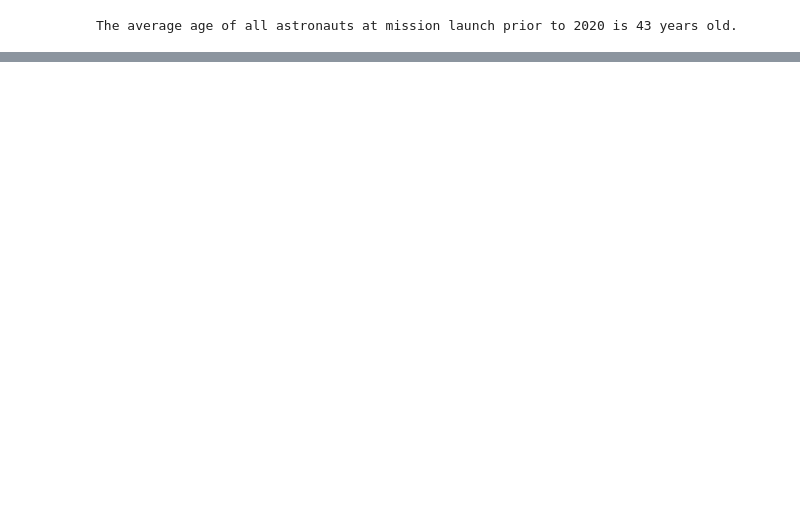
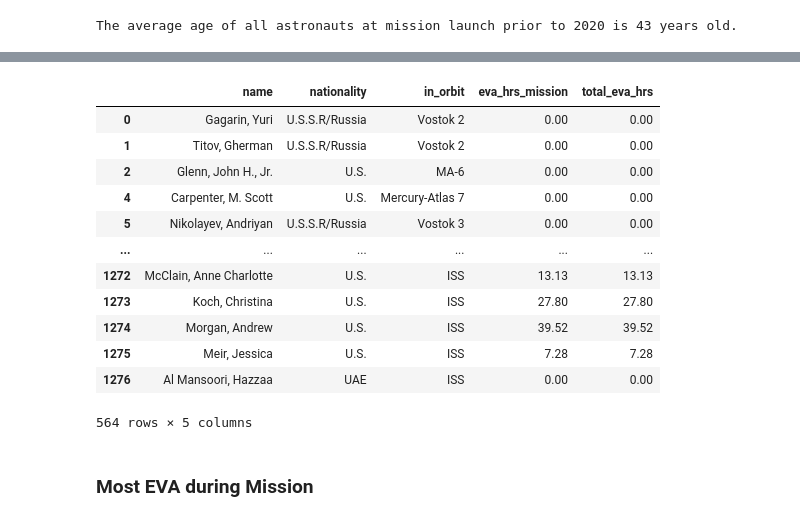
Before and after one commit to itak365/international_astronaut_db, a Jupyter notebook: astronauts_stats.ipynb, the cells around one changed output, grey strips where cells are left out. Drawn from its saved outputs; the diff is of its cells as text; code cells hidden in the pictures; blank space fills up the shorter version.

```diff
--- a/astronauts_stats.ipynb
+++ b/astronauts_stats.ipynb
@@ -222,0 +281,20 @@ wiki.summary(df3_oldest['name'], sentences=4)
+# %%
+df7 = astronaut_raw[['name', 'nationality', 'in_orbit', 'eva_hrs_mission',
+'total_eva_hrs']].drop_duplicates(subset=['name'], keep= 'first')
+df7
+# %% [output]
+|  | name | nationality | in_orbit | eva_hrs_mission | total_eva_hrs |
+| 0 | Gagarin, Yuri | U.S.S.R/Russia | Vostok 2 | 0.00 | 0.00 |
+| 1 | Titov, Gherman | U.S.S.R/Russia | Vostok 2 | 0.00 | 0.00 |
+| 2 | Glenn, John H., Jr. | U.S. | MA-6 | 0.00 | 0.00 |
+| 4 | Carpenter, M. Scott | U.S. | Mercury-Atlas 7 | 0.00 | 0.00 |
+| 5 | Nikolayev, Andriyan | U.S.S.R/Russia | Vostok 3 | 0.00 | 0.00 |
+| ... | ... | ... | ... | ... | ... |
+| 1272 | McClain, Anne Charlotte | U.S. | ISS | 13.13 | 13.13 |
+| 1273 | Koch, Christina | U.S. | ISS | 27.80 | 27.80 |
+| 1274 | Morgan, Andrew | U.S. | ISS | 39.52 | 39.52 |
+| 1275 | Meir, Jessica | U.S. | ISS | 7.28 | 7.28 |
+| 1276 | Al Mansoori, Hazzaa | UAE | ISS | 0.00 | 0.00 |
+564 rows × 5 columns
+# %% [markdown]
+### Most EVA during Mission
```
Also changed, not shown: parts of 38 cells of this notebook.
